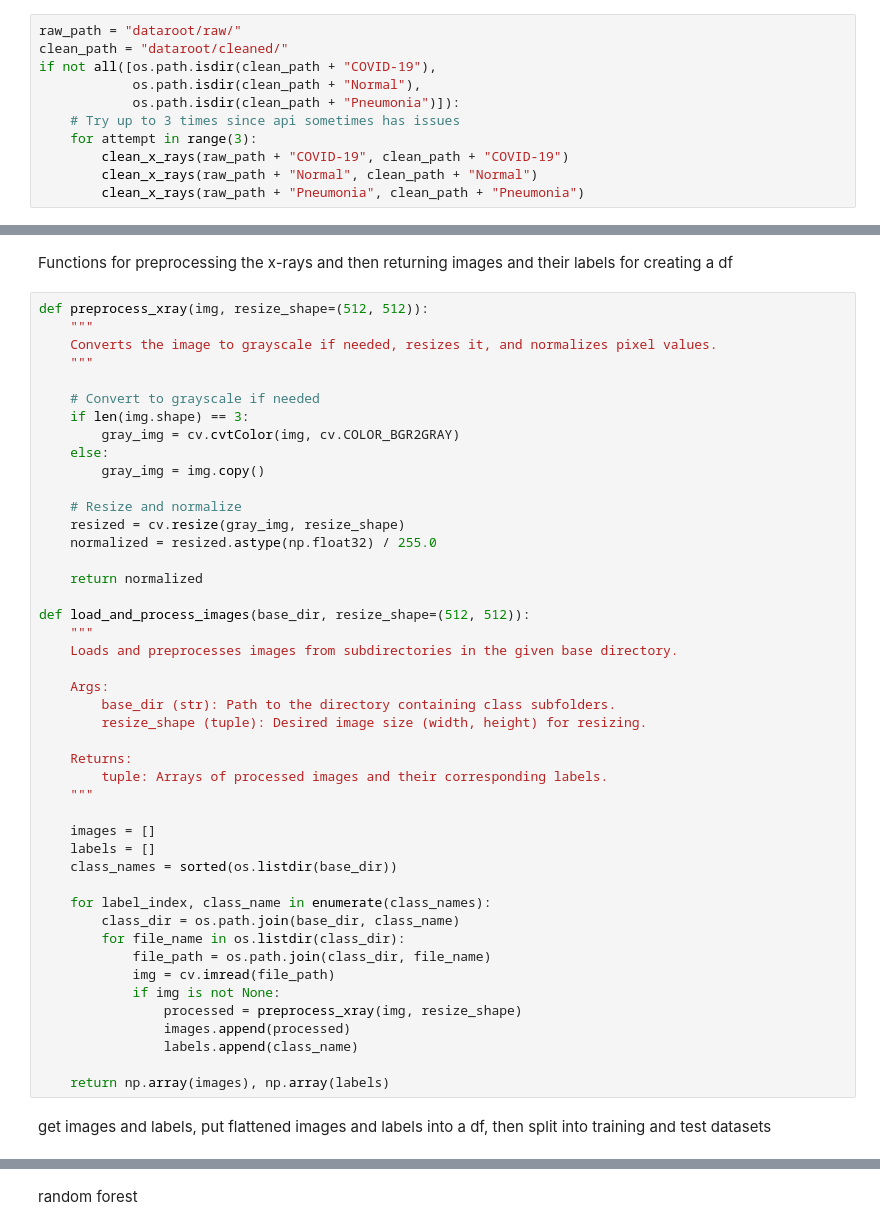
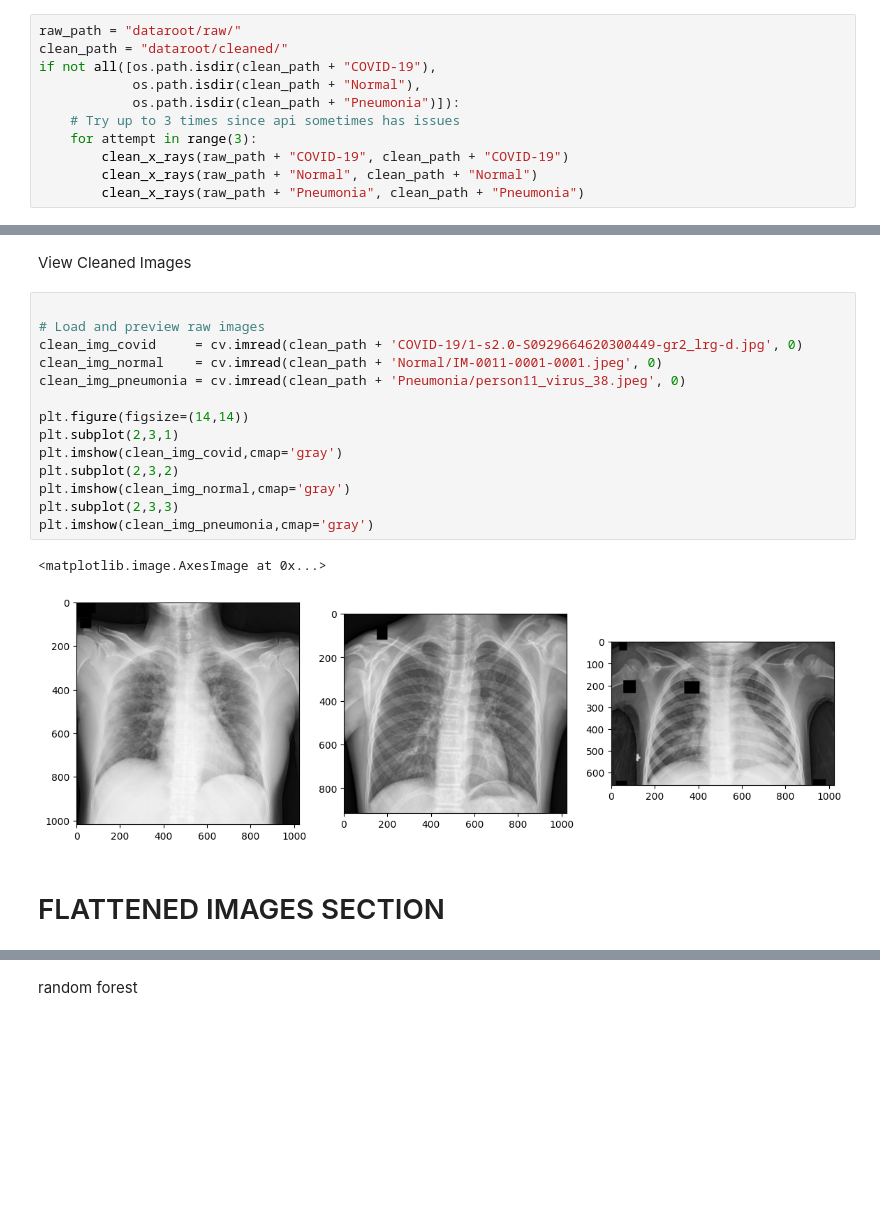
Before and after one commit to bdog18/ChestXRayClassifier, a Jupyter notebook: main.ipynb, the cells around one changed output, grey strips where cells are left out. Saved outputs shown, nothing was run; the diff lists cells and outputs as text; blank space fills up the shorter version.

```diff
--- a/main.ipynb
+++ b/main.ipynb
@@ -149,53 +162,25 @@ plt.imshow(img_pneumonia,cmap='gray')
 # %% [output]
 <matplotlib.image.AxesImage at 0x...>
 [figure]
-# %% [markdown]
-Functions for preprocessing the x-rays and then returning images and their labels for creating a df
-# %%
-def preprocess_xray(img, resize_shape=(512, 512)):
-    """
-    Converts the image to grayscale if needed, resizes it, and normalizes pixel values.
-    """
-
-    # Convert to grayscale if needed
-    if len(img.shape) == 3:
-        gray_img = cv.cvtColor(img, cv.COLOR_BGR2GRAY)
-    else:
-        gray_img = img.copy()
-
-    # Resize and normalize
-    resized = cv.resize(gray_img, resize_shape)
-    normalized = resized.astype(np.float32) / 255.0
-
-    return normalized
-
-def load_and_process_images(base_dir, resize_shape=(512, 512)):
-    """
-    Loads and preprocesses images from subdirectories in the given base directory.
-
-    Args:
-        base_dir (str): Path to the directory containing class subfolders.
-        resize_shape (tuple): Desired image size (width, height) for resizing.
-
-    Returns:
-        tuple: Arrays of processed images and their corresponding labels.
-    """
-
-    images = []
-    labels = []
-    class_names = sorted(os.listdir(base_dir))
-
-    for label_index, class_name in enumerate(class_names):
-        class_dir = os.path.join(base_dir, class_name)
-        for file_name in os.listdir(class_dir):
-            file_path = os.path.join(class_dir, file_name)
-            img = cv.imread(file_path)
-            if img is not None:
-                processed = preprocess_xray(img, resize_shape)
-                images.append(processed)
-                labels.append(class_name)
-
-    return np.array(images), np.array(labels)
-# %% [markdown]
-get images and labels, put flattened images and labels into a df, then split into training and test datasets
+# %% [markdown]
+View Cleaned Images
+# %%
+
+# Load and preview raw images
+clean_img_covid     = cv.imread(clean_path + 'COVID-19/1-s2.0-S0929664620300449-gr2_lrg-d.jpg', 0)
+clean_img_normal    = cv.imread(clean_path + 'Normal/IM-0011-0001-0001.jpeg', 0)
+clean_img_pneumonia = cv.imread(clean_path + 'Pneumonia/person11_virus_38.jpeg', 0)
+
+plt.figure(figsize=(14,14))
+plt.subplot(2,3,1)
+plt.imshow(clean_img_covid,cmap='gray')
+plt.subplot(2,3,2)
+plt.imshow(clean_img_normal,cmap='gray')
+plt.subplot(2,3,3)
+plt.imshow(clean_img_pneumonia,cmap='gray')
+# %% [output]
+<matplotlib.image.AxesImage at 0x...>
+[figure, added]
+# %% [markdown]
+# FLATTENED IMAGES SECTION
 # %%
```
Also changed, not shown: parts of 22 cells of this notebook.
